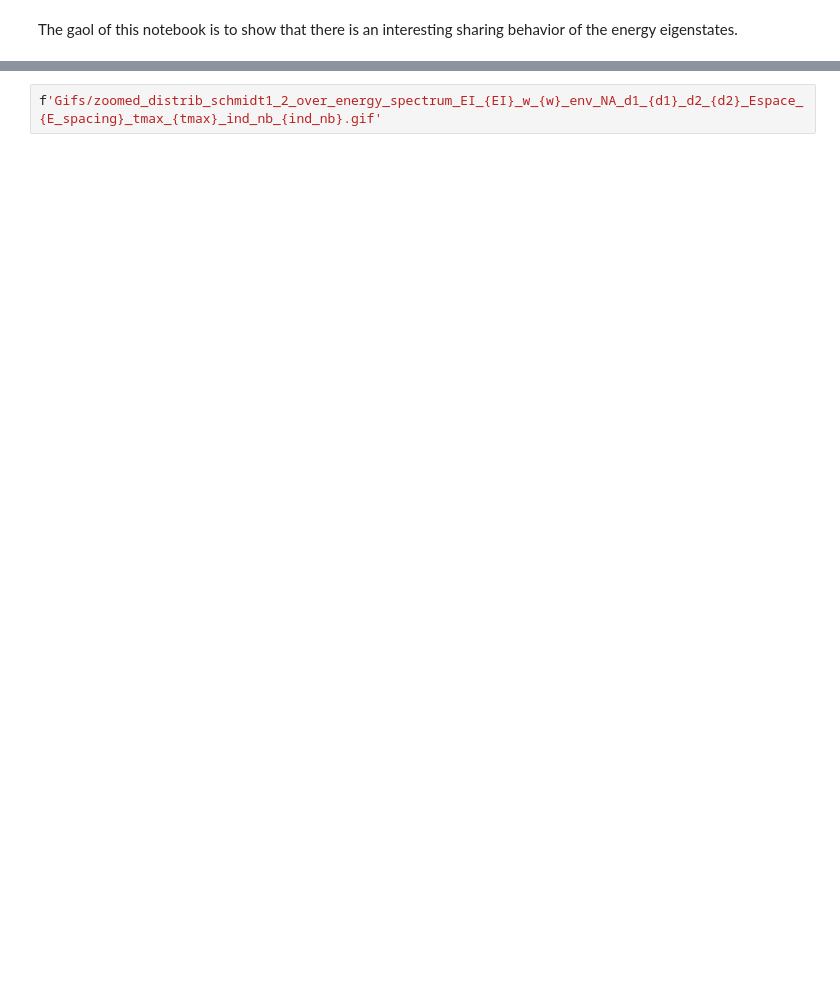
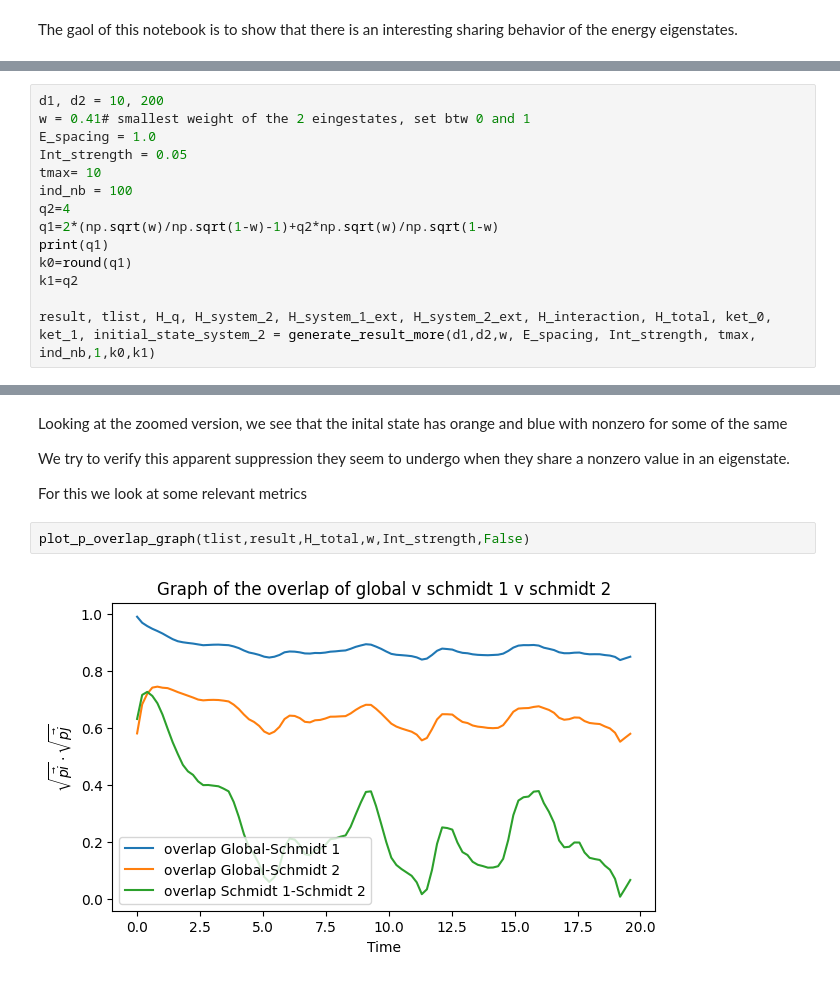
Before and after one commit to MarinAndreGirard/Quantum_Branching, a Jupyter notebook: Sharing.ipynb, the cells around one changed output, grey strips where cells are left out. Cells and saved outputs as stored; diff of their text form; blank space fills up the shorter version.

```diff
--- a/Sharing.ipynb
+++ b/Sharing.ipynb
@@ -43,0 +53,14 @@ eigenenergies_total, eigenstates_total = H_interaction.eigenstates()
+# %%
+d1, d2 = 10, 200
+w = 0.41# smallest weight of the 2 eingestates, set btw 0 and 1
+E_spacing = 1.0
+Int_strength = 0.05
+tmax= 10
+ind_nb = 100
+q2=4
+q1=2*(np.sqrt(w)/np.sqrt(1-w)-1)+q2*np.sqrt(w)/np.sqrt(1-w)
+print(q1)
+k0=round(q1)
+k1=q2
+
+result, tlist, H_q, H_system_2, H_system_1_ext, H_system_2_ext, H_interaction, H_total, ket_0, ket_1, initial_state_system_2 = generate_result_more(d1,d2,w, E_spacing, Int_strength, tmax, ind_nb,1,k0,k1)
@@ -58,2 +91,10 @@ display(HTML(html_code))
-# %%
-f'Gifs/zoomed_distrib_schmidt1_2_over_energy_spectrum_EI_{EI}_w_{w}_env_NA_d1_{d1}_d2_{d2}_Espace_{E_spacing}_tmax_{tmax}_ind_nb_{ind_nb}.gif'
+# %% [markdown]
+Looking at the zoomed version, we see that the inital state has orange and blue with nonzero for some of the same
+
+We try to verify this apparent suppression they seem to undergo when they share a nonzero value in an eigenstate.
+
+For this we look at some relevant metrics
+# %%
+plot_p_overlap_graph(tlist,result,H_total,w,Int_strength,False)
+# %% [output]
+[figure, added]
```
Also changed, not shown: parts of 7 cells of this notebook, 9 other files.
